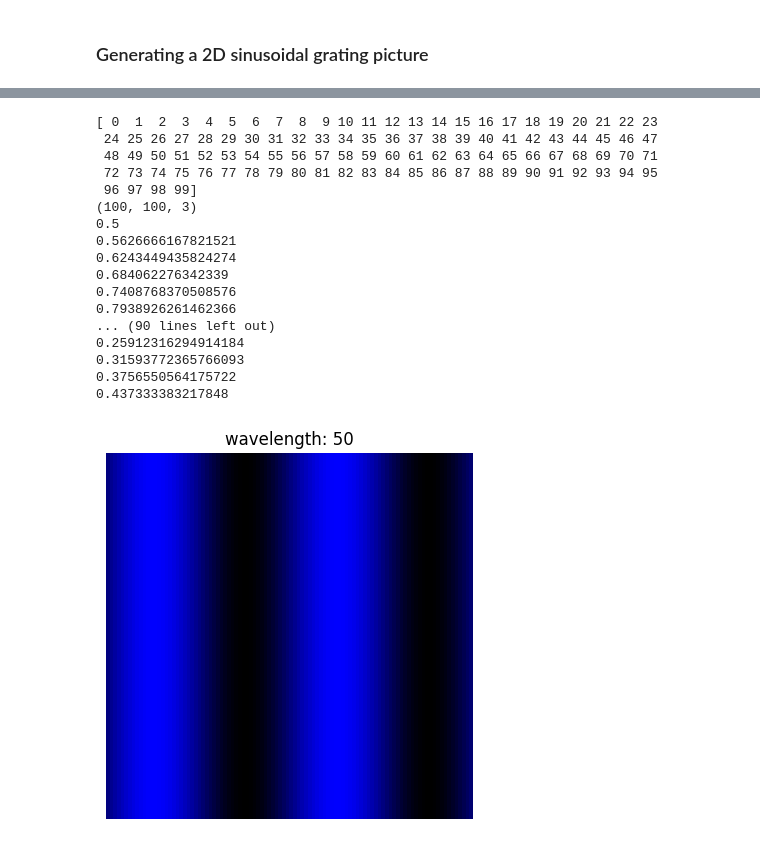
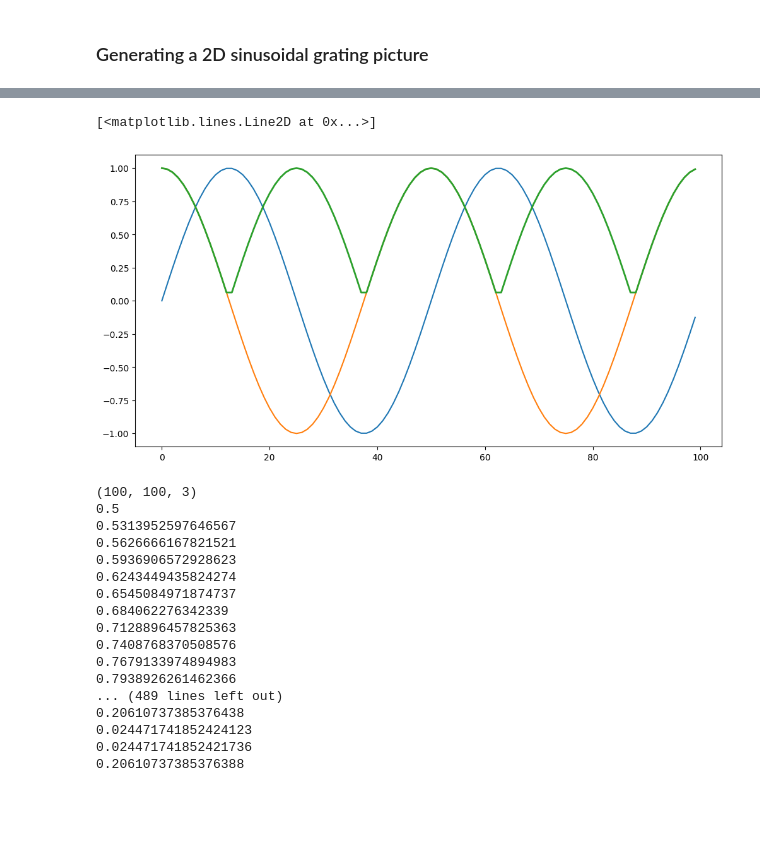
Before and after one commit to giuliabernardinieco/revosim-simulations, a Jupyter notebook: pic-generator.ipynb, the cells around one changed output, grey strips where cells are left out. Cells and saved outputs as stored; diff of their text form; code cells hidden in the pictures; blank space fills up the shorter version.

```diff
--- a/pic-generator.ipynb
+++ b/pic-generator.ipynb
@@ -6,0 +27,8 @@ import PIL
+# %%
+plt.subplots(figsize=(12, 6))
+plt.plot(x, np.sin(2 * np.pi * x / 50))
+plt.plot(x, np.cos(2 * np.pi * x / 50))
+plt.plot(x, abs(np.cos(2 * np.pi * x / 50)), linewidth=2)
+# %% [output]
+[<matplotlib.lines.Line2D at 0x...>]
+[figure, added]
@@ -7,18 +37,7 @@ import PIL
 # %%
+# Generate and save the pics
 
-
-numbers = [50]
-num_rows = 2
-num_cols = len(numbers) // num_rows + 1
-
-plt.figure(figsize=(15, 8))
-
-for i, num in enumerate(numbers, start=1):
-    x = np.arange(0, 100, 1)
-    print(x)
-    X, Y = np.meshgrid(x, x)
-
-    # Create an array with constant red and green channels and a varying blue channel
+for num in numbers:
     image = np.zeros((100, 100, 3))
     print(np.shape(image))
     image[:, :, 0] = 0  # Red channel
@@ -27,30 +46,23 @@ for i, num in enumerate(numbers, start=1):
         image[:, j, 2] = (np.sin(2.0 * np.pi * (j*1.0) / float(num)) + 1.0)/2.0  # Varying blue channel
         print(image[0, j, 2])
 
-    plt.subplot(num_rows, num_cols, i)
-    plt.axis('off')
-    plt.imshow(image)
-    plt.title(f'wavelength: {num}')
-    break
-
-plt.tight_layout()
-plt.show()
+    im = PIL.Image.fromarray(np.uint8(image*255))
+    im.save(f'w{num}_0RG.png')
 # %% [output]
-[ 0  1  2  3  4  5  6  7  8  9 10 11 12 13 14 15 16 17 18 19 20 21 22 23
- 24 25 26 27 28 29 30 31 32 33 34 35 36 37 38 39 40 41 42 43 44 45 46 47
- 48 49 50 51 52 53 54 55 56 57 58 59 60 61 62 63 64 65 66 67 68 69 70 71
- 72 73 74 75 76 77 78 79 80 81 82 83 84 85 86 87 88 89 90 91 92 93 94 95
- 96 97 98 99]
 (100, 100, 3)
 0.5
+0.5313952597646567
 0.5626666167821521
+0.5936906572928623
 0.6243449435824274
+0.6545084971874737
 0.684062276342339
+0.7128896457825363
 0.7408768370508576
+0.7679133974894983
 0.7938926261462366
-... (90 lines left out)
-0.25912316294914184
-0.31593772365766093
-0.3756550564175722
-0.437333383217848
+... (489 lines left out)
+0.20610737385376438
+0.024471741852424123
+0.024471741852421736
+0.20610737385376388
-[figure, removed]
```
Also changed, not shown: parts of 9 cells of this notebook.
